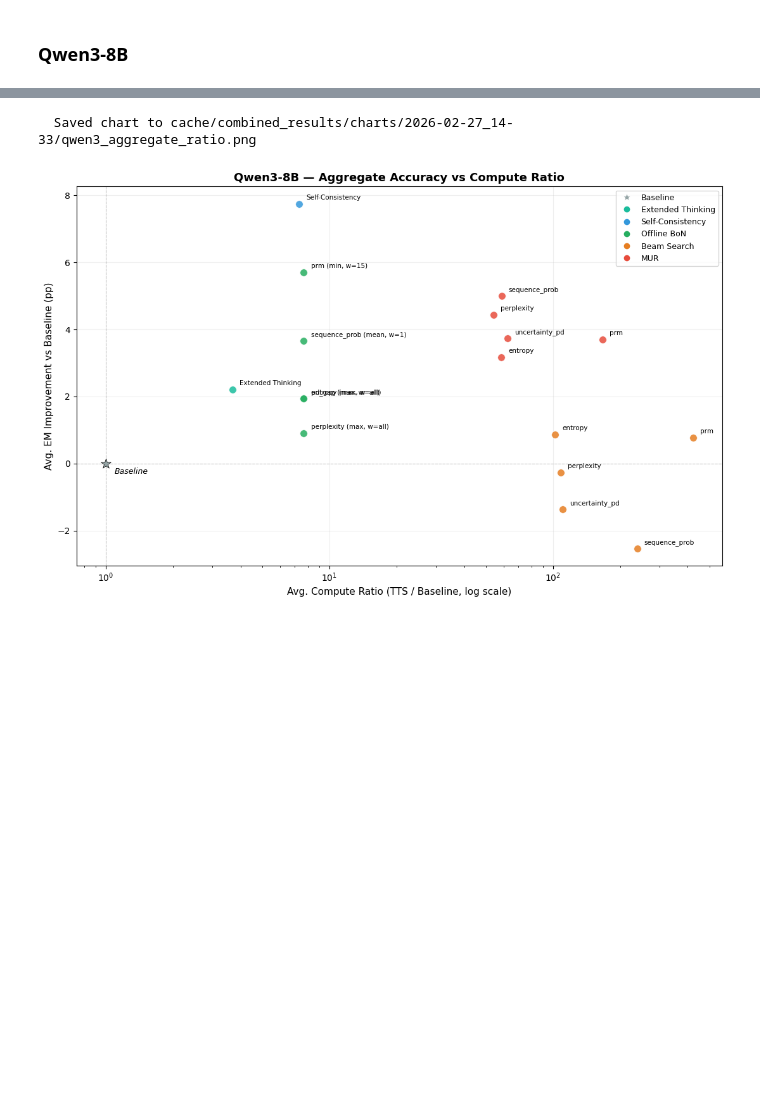
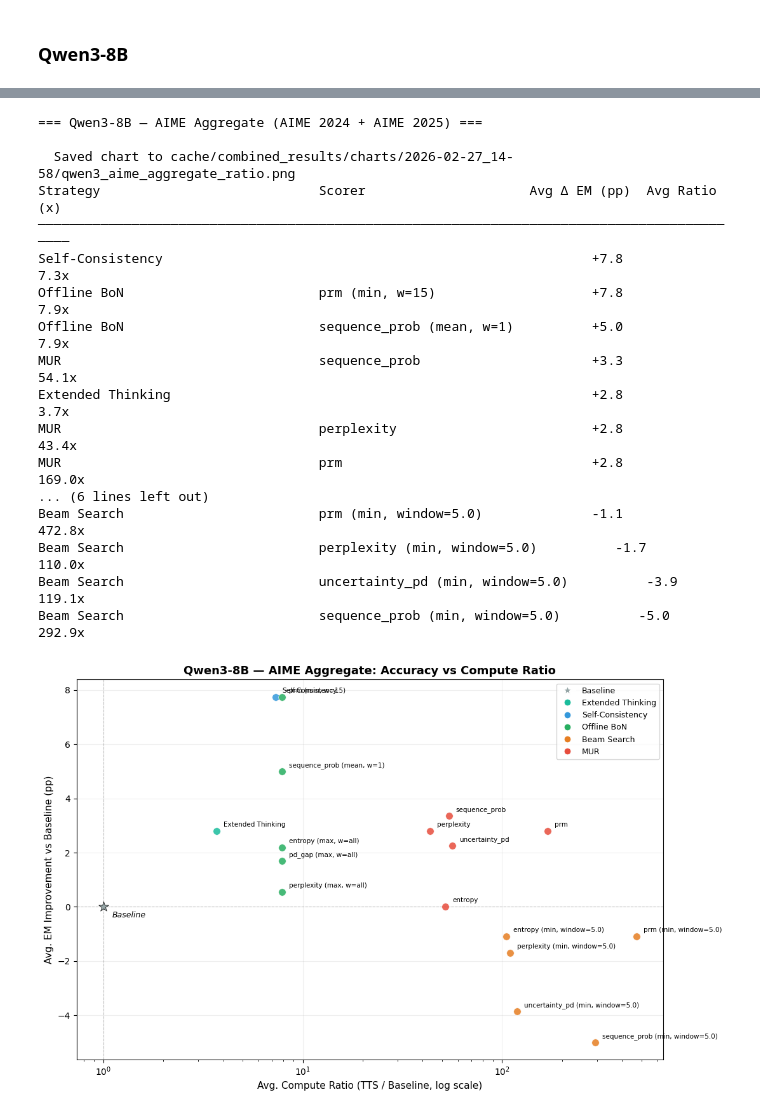
Before and after one commit to IINemo/llm-tts-service, a Jupyter notebook: notebooks/wandb_results_analysis.ipynb, the cells around one changed output, grey strips where cells are left out. Cells and saved outputs as stored; diff of their text form; code cells hidden in the pictures; blank space fills up the shorter version.

```diff
--- a/notebooks/wandb_results_analysis.ipynb
+++ b/notebooks/wandb_results_analysis.ipynb
@@ -5467,7 +5627,6 @@ Chart helpers defined
 # %%
 # ── Per-dataset charts ────────────────────────────────────────────────────────
 
-_tbl_q25 = _combined_tables.get("Qwen2.5-Math-7B")
 if _tbl_q25 is not None:
     plot_accuracy_vs_compute_per_dataset(_tbl_q25, "Qwen2.5-Math-7B",
         save_path=_CHARTS_DIR / "qwen25_per_dataset_overhead.png")
@@ -5514,7 +5673,6 @@ Beam Search                         entropy                            +0.0
 # %%
 # ── Per-dataset charts ────────────────────────────────────────────────────────
 
-_tbl_q3 = _combined_tables.get("Qwen3-8B")
 if _tbl_q3 is not None:
     plot_accuracy_vs_compute_per_dataset(_tbl_q3, "Qwen3-8B",
         save_path=_CHARTS_DIR / "qwen3_per_dataset_overhead.png")
@@ -5529,24 +5687,28 @@ else:
 _AIME_DATASETS = {"AIME 2024", "AIME 2025"}
 
 if _tbl_q3 is not None:
-    pts = plot_accuracy_vs_compute(_tbl_q3, "Qwen3-8B — AIME Aggregate: Accuracy vs Compute",
+    print("\n=== Qwen3-8B — AIME Aggregate (AIME 2024 + AIME 2025) ===\n")
+    pts, fig = plot_accuracy_vs_compute(_tbl_q3, "Qwen3-8B — AIME Aggregate: Accuracy vs Compute",
         save_path=_CHARTS_DIR / "qwen3_aime_aggregate_overhead.png",
-        include_datasets=_AIME_DATASETS)
+        include_datasets=_AIME_DATASETS, show=False)
     if pts:
-        print(f"\n{'Strategy':<35} {'Scorer':<25} {'Avg Δ EM (pp)':>14} {'Avg Overhead (%)':>17}")
+        print(f"{'Strategy':<35} {'Scorer':<25} {'Avg Δ EM (pp)':>14} {'Avg Overhead (%)':>17}")
         print("─" * 95)
         for p in sorted(pts, key=lambda x: x["y"], reverse=True):
             print(f"{p['strat']:<35} {p['scorer']:<25} {p['y']:>+13.1f} {p['x']:>16.0f}")
         print()
+    plt.show()
 
     # HumanEval-Plus separately
-    pts = plot_accuracy_vs_compute(_tbl_q3, "Qwen3-8B — HumanEval-Plus: Accuracy vs Compute",
+    print("\n=== Qwen3-8B — HumanEval-Plus ===\n")
+    pts, fig = plot_accuracy_vs_compute(_tbl_q3, "Qwen3-8B — HumanEval-Plus: Accuracy vs Compute",
         save_path=_CHARTS_DIR / "qwen3_humaneval_overhead.png",
-        include_datasets={"HumanEval-Plus"})
+        include_datasets={"HumanEval-Plus"}, show=False)
     if pts:
-        print(f"\n{'Strategy':<35} {'Scorer':<25} {'Avg Δ EM (pp)':>14} {'Avg Overhead (%)':>17}")
+        print(f"{'Strategy':<35} {'Scorer':<25} {'Avg Δ EM (pp)':>14} {'Avg Overhead (%)':>17}")
         print("─" * 95)
         for p in sorted(pts, key=lambda x: x["y"], reverse=True):
             print(f"{p['strat']:<35} {p['scorer']:<25} {p['y']:>+13.1f} {p['x']:>16.0f}")
         print()
+    plt.show()
 # %% [output]
@@ -5591,12 +5768,14 @@ if _tbl_q25 is not None:
 # ── Aggregate chart ───────────────────────────────────────────────────────────
 
 if _tbl_q25 is not None:
-    pts = plot_accuracy_vs_compute_ratio(_tbl_q25, "Qwen2.5-Math-7B — Aggregate Accuracy vs Compute Ratio",
-        save_path=_CHARTS_DIR / "qwen25_aggregate_ratio.png")
+    print("\n=== Qwen2.5-Math-7B — Aggregate (excl. Minerva Math) ===\n")
+    pts, fig = plot_accuracy_vs_compute_ratio(_tbl_q25, "Qwen2.5-Math-7B — Aggregate Accuracy vs Compute Ratio",
+        save_path=_CHARTS_DIR / "qwen25_aggregate_ratio.png", show=False)
     if pts:
-        print(f"\n{'Strategy':<35} {'Scorer':<25} {'Avg Δ EM (pp)':>14} {'Avg Ratio (x)':>14}")
+        print(f"{'Strategy':<35} {'Scorer':<25} {'Avg Δ EM (pp)':>14} {'Avg Ratio (x)':>14}")
         print("─" * 92)
         for p in sorted(pts, key=lambda x: x["y"], reverse=True):
             print(f"{p['strat']:<35} {p['scorer']:<25} {p['y']:>+13.1f} {p['x']:>13.1f}x")
         print()
+    plt.show()
 # %% [output]
@@ -5634,27 +5811,47 @@ if _tbl_q3 is not None:
 # %%
 # ── Aggregate chart (AIME only) ───────────────────────────────────────────────
 
 if _tbl_q3 is not None:
-    pts = plot_accuracy_vs_compute_ratio(_tbl_q3, "Qwen3-8B — AIME Aggregate: Accuracy vs Compute Ratio",
+    print("\n=== Qwen3-8B — AIME Aggregate (AIME 2024 + AIME 2025) ===\n")
+    pts, fig = plot_accuracy_vs_compute_ratio(_tbl_q3, "Qwen3-8B — AIME Aggregate: Accuracy vs Compute Ratio",
         save_path=_CHARTS_DIR / "qwen3_aime_aggregate_ratio.png",
-        include_datasets=_AIME_DATASETS)
+        include_datasets=_AIME_DATASETS, show=False)
     if pts:
-        print(f"\n{'Strategy':<35} {'Scorer':<25} {'Avg Δ EM (pp)':>14} {'Avg Ratio (x)':>14}")
+        print(f"{'Strategy':<35} {'Scorer':<25} {'Avg Δ EM (pp)':>14} {'Avg Ratio (x)':>14}")
         print("─" * 92)
         for p in sorted(pts, key=lambda x: x["y"], reverse=True):
             print(f"{p['strat']:<35} {p['scorer']:<25} {p['y']:>+13.1f} {p['x']:>13.1f}x")
         print()
+    plt.show()
 
     # HumanEval-Plus separately
-    pts = plot_accuracy_vs_compute_ratio(_tbl_q3, "Qwen3-8B — HumanEval-Plus: Accuracy vs Compute Ratio",
+    print("\n=== Qwen3-8B — HumanEval-Plus ===\n")
+    pts, fig = plot_accuracy_vs_compute_ratio(_tbl_q3, "Qwen3-8B — HumanEval-Plus: Accuracy vs Compute Ratio",
         save_path=_CHARTS_DIR / "qwen3_humaneval_ratio.png",
-        include_datasets={"HumanEval-Plus"})
+        include_datasets={"HumanEval-Plus"}, show=False)
     if pts:
-        print(f"\n{'Strategy':<35} {'Scorer':<25} {'Avg Δ EM (pp)':>14} {'Avg Ratio (x)':>14}")
+        print(f"{'Strategy':<35} {'Scorer':<25} {'Avg Δ EM (pp)':>14} {'Avg Ratio (x)':>14}")
         print("─" * 92)
         for p in sorted(pts, key=lambda x: x["y"], reverse=True):
             print(f"{p['strat']:<35} {p['scorer']:<25} {p['y']:>+13.1f} {p['x']:>13.1f}x")
         print()
+    plt.show()
 # %% [output]
-  Saved chart to cache/combined_results/charts/2026-02-27_14-33/qwen3_aggregate_ratio.png
+=== Qwen3-8B — AIME Aggregate (AIME 2024 + AIME 2025) ===
+
+  Saved chart to cache/combined_results/charts/2026-02-27_14-58/qwen3_aime_aggregate_ratio.png
+Strategy                            Scorer                     Avg Δ EM (pp)  Avg Ratio (x)
+────────────────────────────────────────────────────────────────────────────────────────────
+Self-Consistency                                                       +7.8           7.3x
+Offline BoN                         prm (min, w=15)                    +7.8           7.9x
+Offline BoN                         sequence_prob (mean, w=1)          +5.0           7.9x
+MUR                                 sequence_prob                      +3.3          54.1x
+Extended Thinking                                                      +2.8           3.7x
+MUR                                 perplexity                         +2.8          43.4x
+MUR                                 prm                                +2.8         169.0x
+... (6 lines left out)
+Beam Search                         prm (min, window=5.0)              -1.1         472.8x
+Beam Search                         perplexity (min, window=5.0)          -1.7         110.0x
+Beam Search                         uncertainty_pd (min, window=5.0)          -3.9         119.1x
+Beam Search                         sequence_prob (min, window=5.0)          -5.0         292.9x
-[figure, old version]
+[figure, new version]
```
Also changed, not shown: parts of 14 cells of this notebook.
